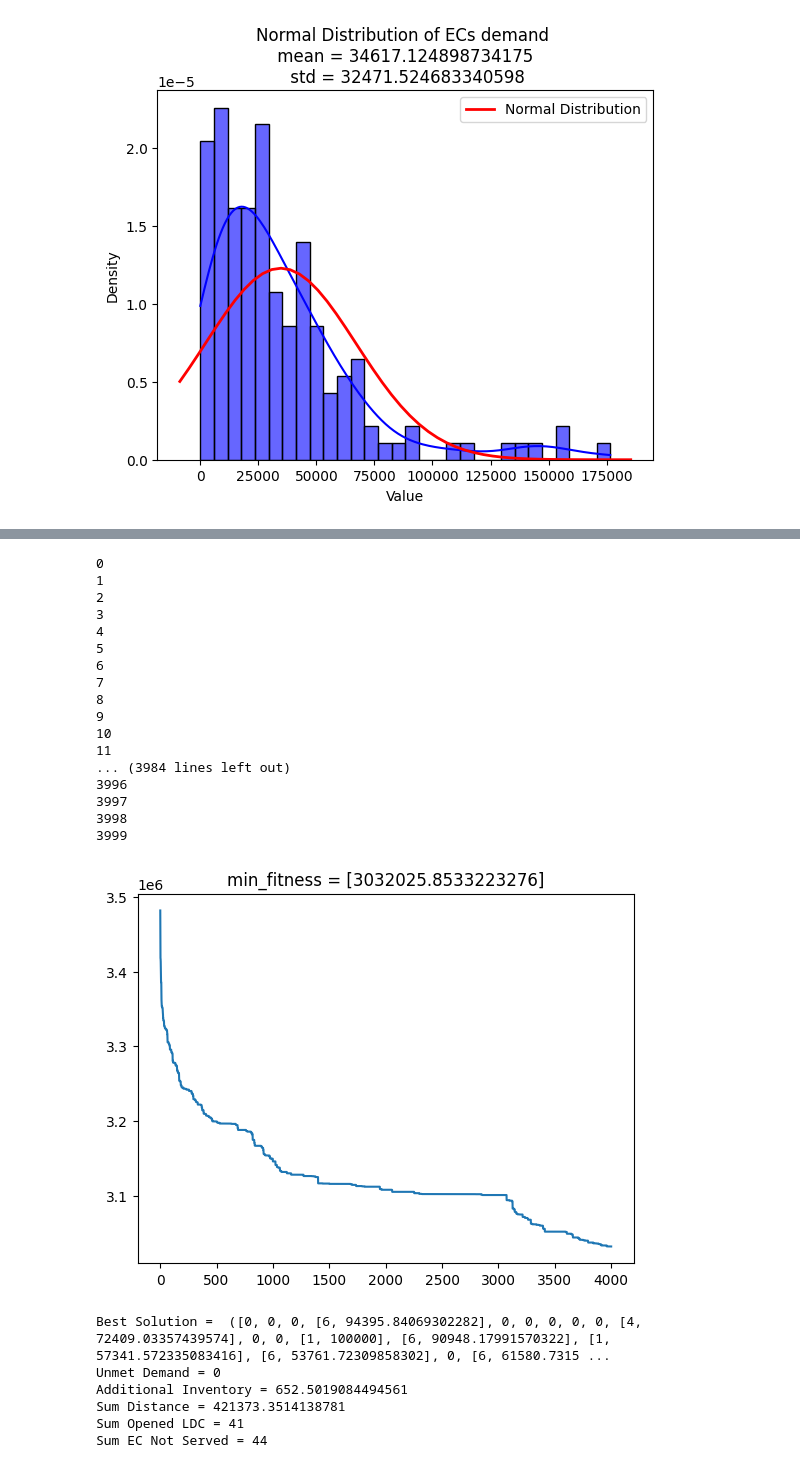
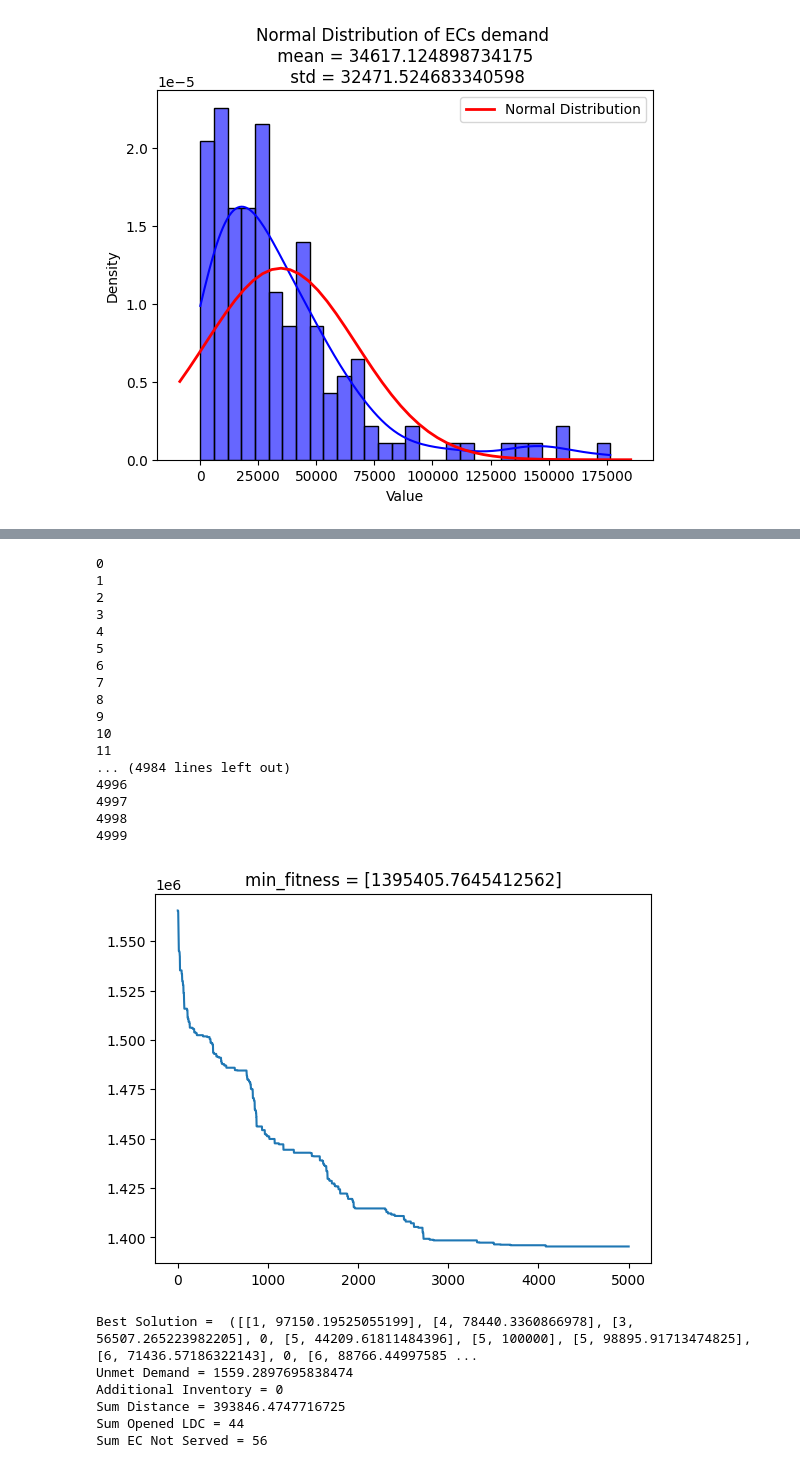
Before and after one commit to AmirParvini/SDSS-Project, a Jupyter notebook: Python_Codes/genetic_NewModel.ipynb, the cells around one changed output, grey strips where cells are left out. Saved outputs shown, nothing was run; the diff lists cells and outputs as text; code cells hidden in the pictures.

```diff
--- a/Python_Codes/genetic_NewModel.ipynb
+++ b/Python_Codes/genetic_NewModel.ipynb
@@ -387,8 +387,8 @@ def fitness(pop):
 
         sum_dist = sum(CMDs_to_LDCs_dist) + sum(LDCs_to_ECs_dist)
         sum_opened_LDC = len(opened_LDC_index)
-        sum_EC_notserved = sum(1 for i in EC_demand_list if i != 0)
-        fitness_list.append(sum_dist + sum_opened_LDC*10000 + sum_EC_notserved*100000 + unmet_demand + additional_inventory)
+        sum_EC_notserved = sum(1 for i in range(No_EC) if i not in chromosom[No_LDC:])
+        fitness_list.append(sum_dist + sum_opened_LDC*10000 + sum_EC_notserved*10000 + unmet_demand + additional_inventory)
         # print(f"\nsum_dist: {sum_dist}\nsum_opened_LDC: {sum_opened_LDC}\nsum_EC_notserved: {sum_EC_notserved}\nunmet_demand: {unmet_demand}\nadditional_inventory: {additional_inventory}")
         # print(f"ec_demand_list: {EC_demand_list}\nused_LDC_inventory_list: {used_LDC_inventory_list}\n")
     bad_chromosom_index = fitness_list.index(max(fitness_list))
@@ -635,6 +653,7 @@ BestChromosom_Plot()
 def generate_neighbors(current_solution, moves_iteration):
     neighbors = []
     moves = []  # برای ذخیره حرکت‌ها
+    unused_ec_index = [i for i in range(No_EC) if i not in current_solution[No_LDC:]]
     # حرکت نوع 1: جابجایی در بخش اول
     for _ in range(moves_iteration):
         neighbor = copy.deepcopy(current_solution)
@@ -664,9 +683,8 @@ def generate_neighbors(current_solution, moves_iteration):
             neighbors.append(neighbor)
             moves.append(("ChangeLDC", k, 0))
     # حرکت نوع 4: افزودن EC انتخاب نشده
-    for _ in range(moves_iteration):
+    for _ in range(sum_EC_notserved):
         k = rn.choice(range(No_LDC, No_LDC + No_EC))
-        unused_ec_index = [i for i in range(No_EC) if i not in current_solution[No_LDC:]]
         rnd_unused_ec_index = rn.choice(unused_ec_index)
         neighbor = copy.deepcopy(current_solution)
         neighbor[k] = rnd_unused_ec_index
@@ -711,46 +729,46 @@ def tabu_search(initial_solution, max_iterations, tabu_tenure):
             best_solution = copy.deepcopy(current_solution)
             best_cost = min_cost
         bc.append(best_cost)
 
         # به‌روزرسانی لیست ممنوعه
         tabu_list.append(current_move)
         if len(tabu_list) > tabu_tenure:
             tabu_list.pop(0)
 
     plt.plot(range(1,max_iterations+1),bc)
     plt.title(f'min_fitness = {best_cost}')
     plt.show()
 
     return best_solution, best_cost
-tabu_best_solution = tabu_search(genetic_best_solution, 4000, 3)
+tabu_best_solution = tabu_search(genetic_best_solution, 5000, 3)
 fitness([tabu_best_solution[0]])
 print("Best Solution = ", tabu_best_solution)
 print(f"Unmet Demand = {unmet_demand}\nAdditional Inventory = {additional_inventory}\nSum Distance = {sum_dist}\nSum Opened LDC = {sum_opened_LDC}\nSum EC Not Served = {sum_EC_notserved}")
 # %% [output]
 0
 1
 2
 3
 4
 5
 6
 7
 8
 9
 10
 11
-... (3984 lines left out)
-3996
-3997
-3998
-3999
+... (4984 lines left out)
+4996
+4997
+4998
+4999
-[figure, old version]
+[figure, new version]
-Best Solution =  ([0, 0, 0, [6, 94395.84069302282], 0, 0, 0, 0, 0, [4, 72409.03357439574], 0, 0, [1, 100000], [6, 90948.17991570322], [1, 57341.572335083416], [6, 53761.72309858302], 0, [6, 61580.7315 ...
-Unmet Demand = 0
-Additional Inventory = 652.5019084494561
-Sum Distance = 421373.3514138781
-Sum Opened LDC = 41
-Sum EC Not Served = 44
+Best Solution =  ([[1, 97150.19525055199], [4, 78440.3360866978], [3, 56507.265223982205], 0, [5, 44209.61811484396], [5, 100000], [5, 98895.91713474825], [6, 71436.57186322143], 0, [6, 88766.44997585 ...
+Unmet Demand = 1559.2897695838474
+Additional Inventory = 0
+Sum Distance = 393846.4747716725
+Sum Opened LDC = 44
+Sum EC Not Served = 56
 # %%
 BestChromosom_Plot()
 # %% [output]
```
Also changed, not shown: parts of 3 cells of this notebook, 23 other files.
